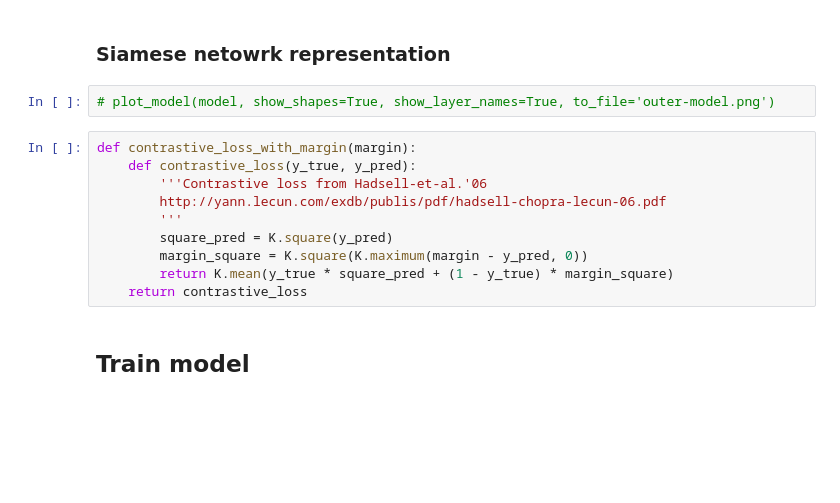
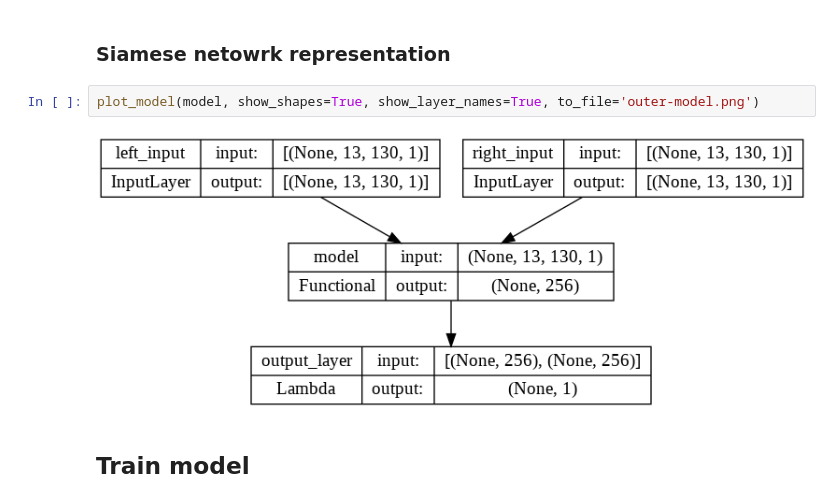
Before and after one commit to TheCoolestMango/Music-Similarity-Analysis, a Jupyter notebook: code/Genre_Classification_SNN.ipynb, the cells around one changed output. Cells and saved outputs as stored; diff of their text form; blank space fills up the shorter version.

```diff
--- a/code/Genre_Classification_SNN.ipynb
+++ b/code/Genre_Classification_SNN.ipynb
@@ -136,17 +156,9 @@ model = Model([input_a, input_b], output)
 # %% [markdown]
 ### Siamese netowrk representation
 # %%
-# plot_model(model, show_shapes=True, show_layer_names=True, to_file='outer-model.png')
+plot_model(model, show_shapes=True, show_layer_names=True, to_file='outer-model.png')
+# %% [output]
+[figure, added]
-# %%
-def contrastive_loss_with_margin(margin):
-    def contrastive_loss(y_true, y_pred):
-        '''Contrastive loss from Hadsell-et-al.'06
-        http://yann.lecun.com/exdb/publis/pdf/hadsell-chopra-lecun-06.pdf
-        '''
-        square_pred = K.square(y_pred)
-        margin_square = K.square(K.maximum(margin - y_pred, 0))
-        return K.mean(y_true * square_pred + (1 - y_true) * margin_square)
-    return contrastive_loss
 # %% [markdown]
 ## Train model
 # %%
```
Also changed, not shown: parts of 19 cells of this notebook.
